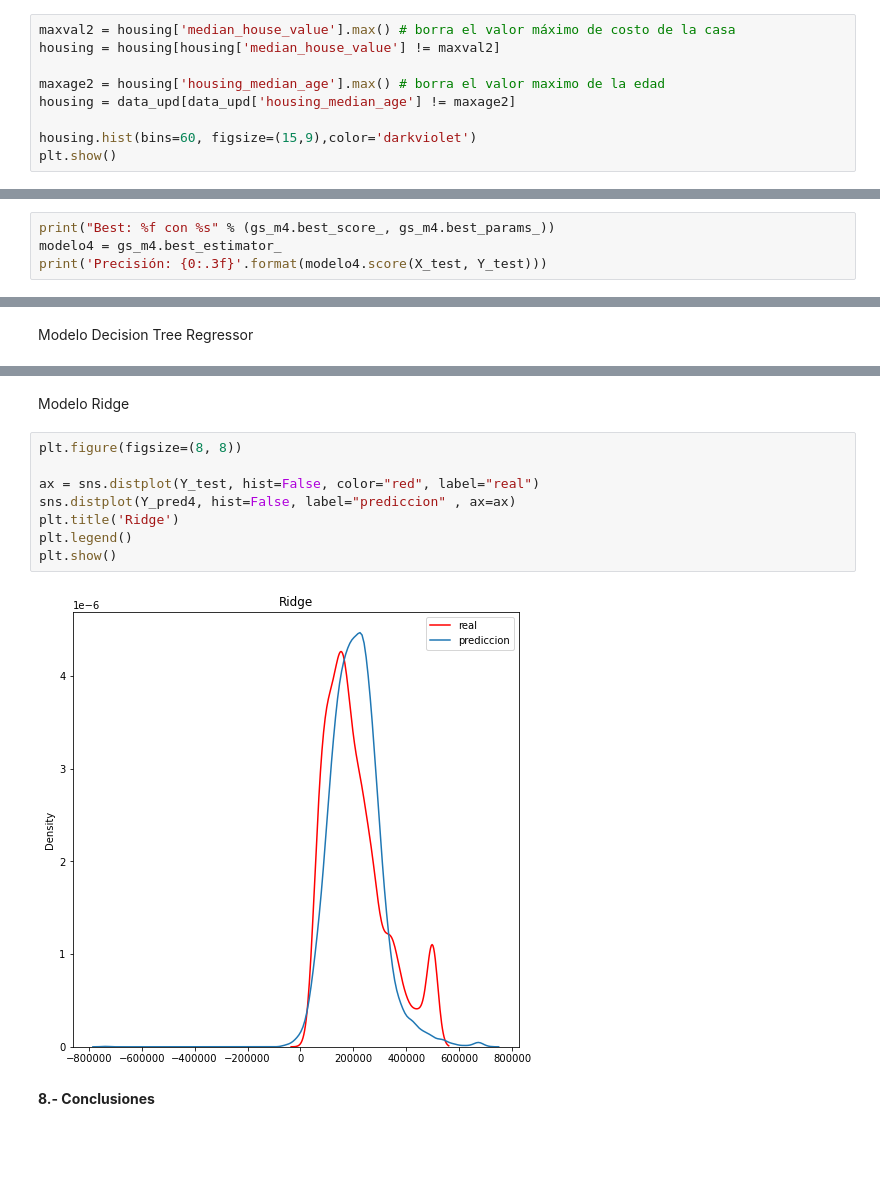
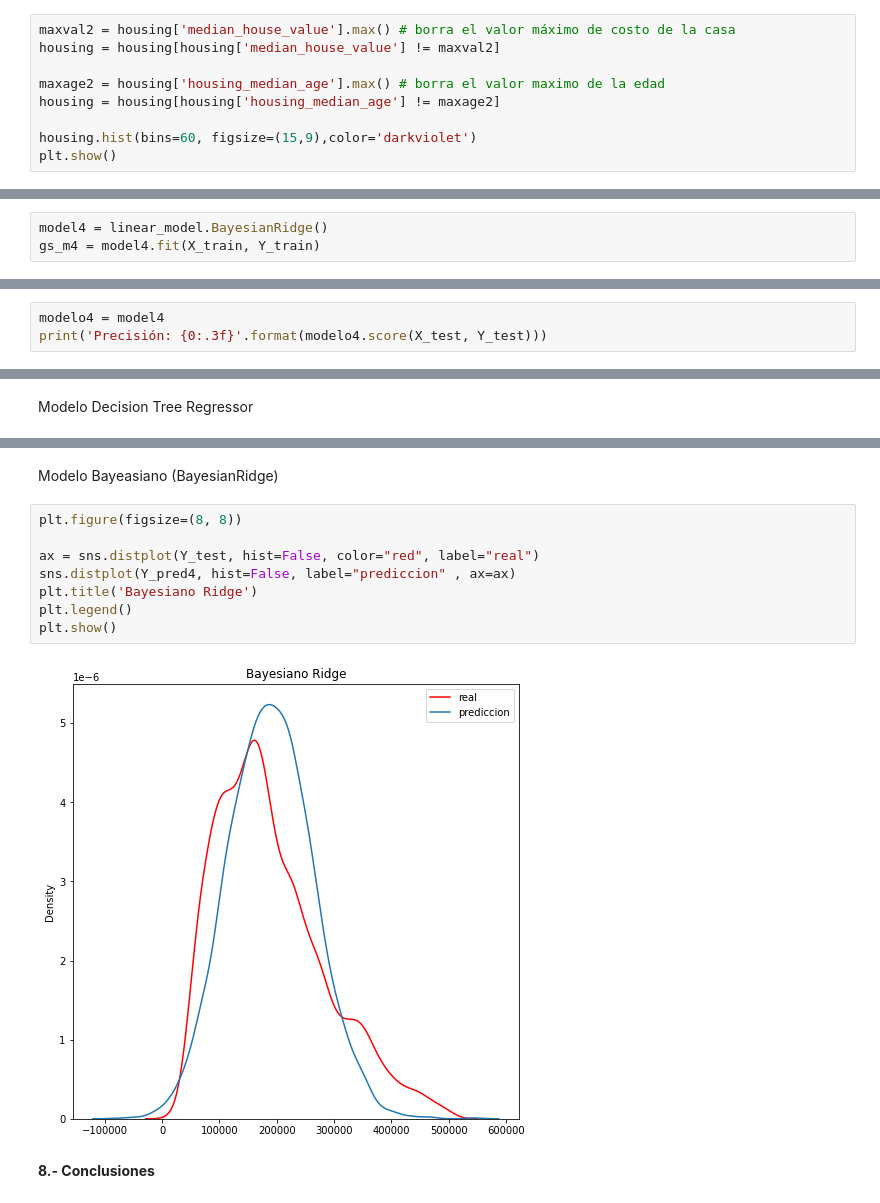
Before and after one commit to Juanvasquezb/mat281_portfolio_2022, a Jupyter notebook: homeworks/h2/hw_02.ipynb, the cells around one changed output, grey strips where cells are left out. Drawn from its saved outputs; the diff is of its cells as text; blank space fills up the shorter version.

```diff
--- a/homeworks/h2/hw_02.ipynb
+++ b/homeworks/h2/hw_02.ipynb
@@ -1078,7 +1078,7 @@ maxval2 = housing['median_house_value'].max() # borra el valor máximo de costo
 housing = housing[housing['median_house_value'] != maxval2]
 
 maxage2 = housing['housing_median_age'].max() # borra el valor maximo de la edad
-housing = data_upd[data_upd['housing_median_age'] != maxage2]
+housing = housing[housing['housing_median_age'] != maxage2]
 
 housing.hist(bins=60, figsize=(15,9),color='darkviolet')
 plt.show()
@@ -1192,3 +1188,6 @@ gs_m4 = gs_m4.fit(X_train, Y_train)
+# %%
+model4 = linear_model.BayesianRidge()
+gs_m4 = model4.fit(X_train, Y_train)
 # %% [markdown]
 **6.- Métricas y análisis del resultado**
 
@@ -1265,5 +1264,4 @@ Modelo Ridge
 # %%
-print("Best: %f con %s" % (gs_m4.best_score_, gs_m4.best_params_))
-modelo4 = gs_m4.best_estimator_
+modelo4 = model4
 print('Precisión: {0:.3f}'.format(modelo4.score(X_test, Y_test)))
 # %% [output]
@@ -1324,15 +1321,15 @@ plt.show()
-# %% [markdown]
-Modelo Ridge
+# %% [markdown]
+Modelo Bayeasiano (BayesianRidge)
 # %%
 plt.figure(figsize=(8, 8))
 
 ax = sns.distplot(Y_test, hist=False, color="red", label="real")
 sns.distplot(Y_pred4, hist=False, label="prediccion" , ax=ax)
-plt.title('Ridge')
+plt.title('Bayesiano Ridge')
 plt.legend()
 plt.show()
 # %% [output]
-[figure, old version]
+[figure, new version]
 # %% [markdown]
 **8.- Conclusiones**
 # %%
```
Also changed, not shown: parts of 33 cells of this notebook.
